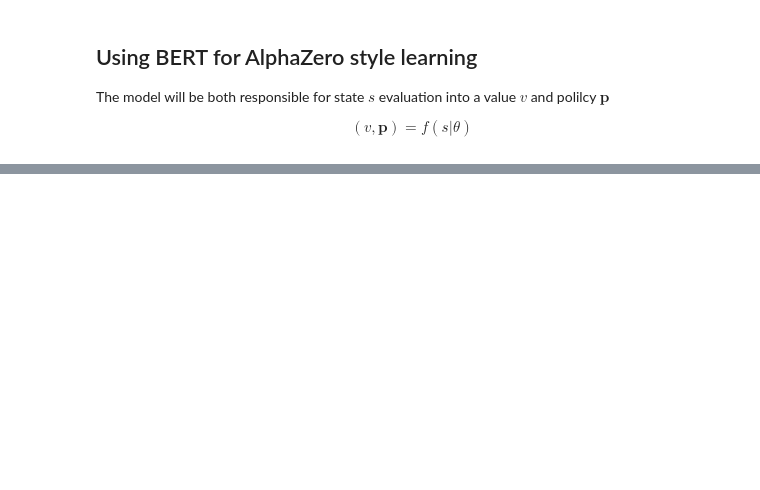
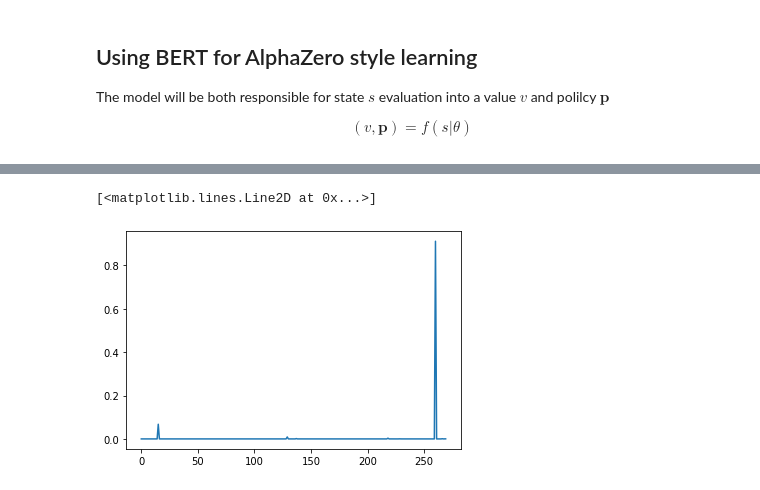
Before and after one commit to carlos-gemmell/Glasgow-NLP, a Jupyter notebook: notebooks/Scratch_pad_seq2seq.ipynb, the cells around one changed output, grey strips where cells are left out. Saved outputs shown, nothing was run; the diff lists cells and outputs as text; code cells hidden in the pictures; blank space fills up the shorter version.

```diff
--- a/notebooks/Scratch_pad_seq2seq.ipynb
+++ b/notebooks/Scratch_pad_seq2seq.ipynb
@@ -521,0 +270,13 @@ s.rpartition('<ScratchPad>')[2]
+# %%
+prompt_and_answers = customPromptsAndAnswers('simple_addition_with_answer_level_0', 200)
+SPGame = ScratchPadGame(tokenizer, prompt_target_pairs=prompt_and_answers, device='cpu')
+
+args = {'num_episodes':1000,
+        'num_sims_per_turn':2,
+        'policy_exploration_weight':0.5}
+episode_utility = EpisodeUtility(SPGame, **args)
+
+custom_positive_examples = []
+for prompt, ideal_target in custom_positive_pairs:
+    custom_positive_examples += episode_utility.decomposePositiveEpisode((SPGame.toCanonical(prompt, ideal_target)))
+custom_positive_examples = Rename_Transform(fields=[('pi','target_policy'),('reward','target_value')])(custom_positive_examples)
@@ -521,0 +285,2 @@ s.rpartition('<ScratchPad>')[2]
+# %%
+episode_utility.fullLoopTrainer(model, custom_examples=custom_positive_examples, max_epochs=100)
@@ -521,0 +324,2 @@ s.rpartition('<ScratchPad>')[2]
+# %%
+current_states = torch.tensor(tokenizer.encode('What is 3+4?').ids, dtype=torch.long, device='cpu').unsqueeze(0)
@@ -521,0 +355,3 @@ s.rpartition('<ScratchPad>')[2]
+# %%
+faster_MCTS = FasterMCTS(SPGame, model)
+faster_MCTS.batchSearch(current_states, target_strings, sample=False)
@@ -521,0 +381,6 @@ s.rpartition('<ScratchPad>')[2]
+# %%
+probs = faster_MCTS.getActionProb(current_states, temp=5)
+plt.plot(range(270), probs[0])
+# %% [output]
+[<matplotlib.lines.Line2D at 0x...>]
+[figure, added]
```
Also changed, not shown: parts of 127 cells of this notebook, 12 other files.
